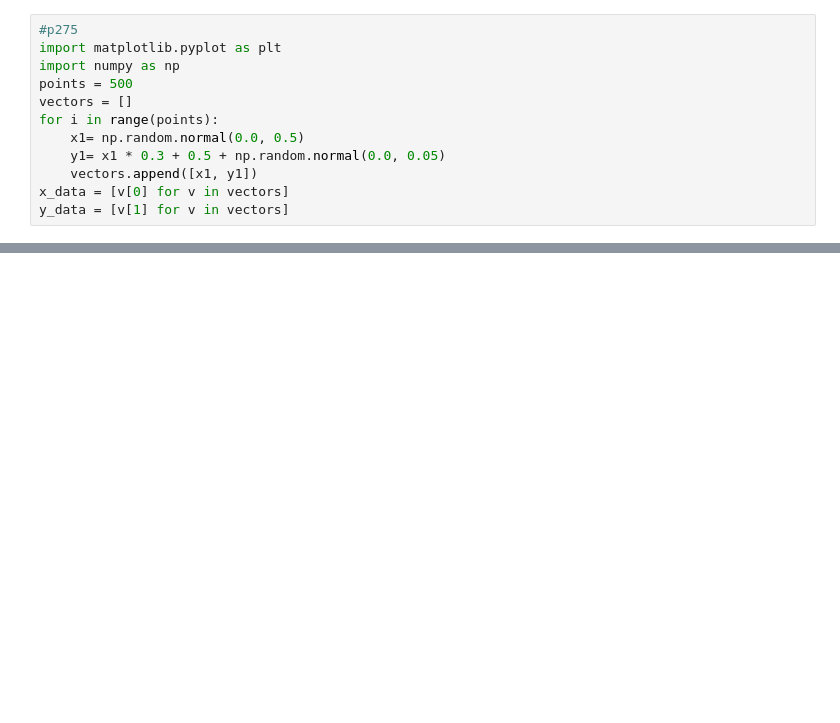
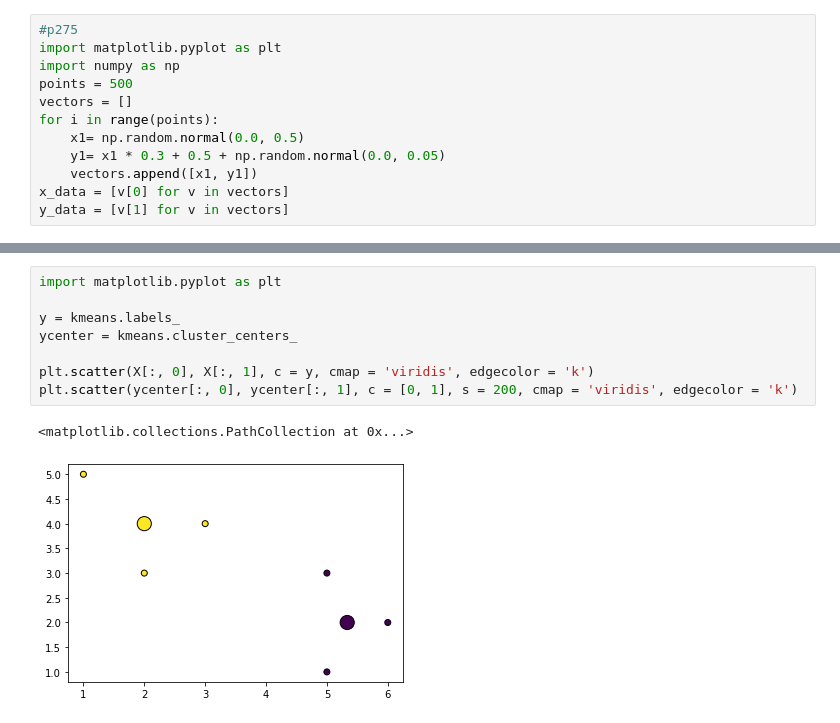
Before and after one commit to FiguierKim/20-2nd, a Jupyter notebook: ex15-3-Copy1.ipynb, the cells around one changed output, grey strips where cells are left out. Drawn from its saved outputs; the diff is of its cells as text; blank space fills up the shorter version.

```diff
--- a/ex15-3-Copy1.ipynb
+++ b/ex15-3-Copy1.ipynb
@@ -562,0 +618,11 @@ NameError: name 'plt' is not defined
+# %%
+import matplotlib.pyplot as plt
+
+y = kmeans.labels_
+ycenter = kmeans.cluster_centers_
+
+plt.scatter(X[:, 0], X[:, 1], c = y, cmap = 'viridis', edgecolor = 'k')
+plt.scatter(ycenter[:, 0], ycenter[:, 1], c = [0, 1], s = 200, cmap = 'viridis', edgecolor = 'k')
+# %% [output]
+<matplotlib.collections.PathCollection at 0x...>
+[figure, added]
```
Also changed, not shown: parts of 75 cells of this notebook.
